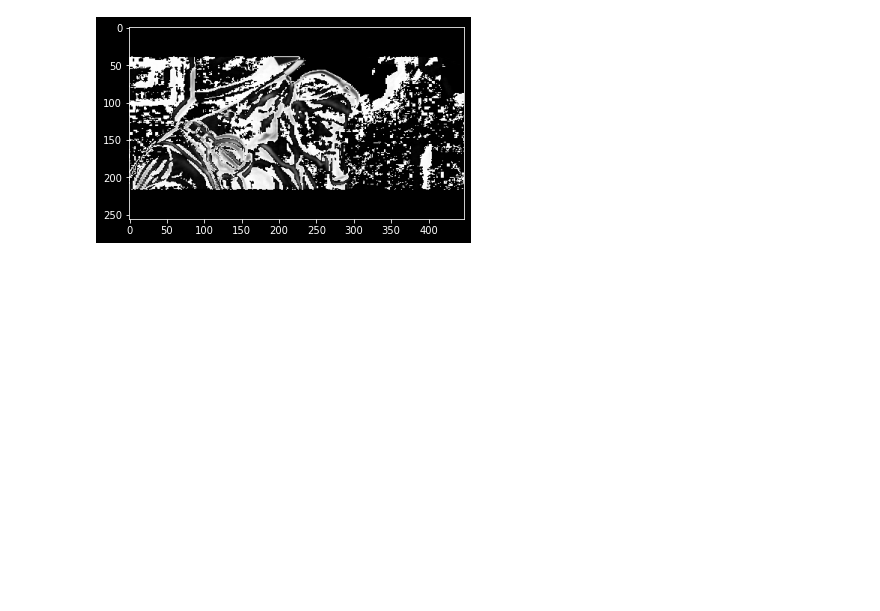
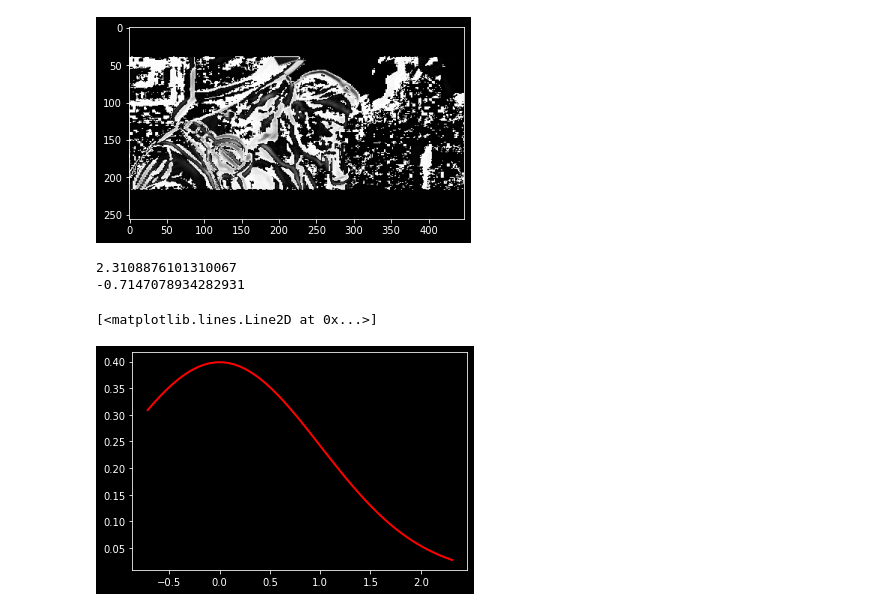
Before and after one commit to hanyuan97/MVSR, a Jupyter notebook: plt.ipynb, the cells around one changed output. Cells and saved outputs as stored; diff of their text form; code cells hidden in the pictures; blank space fills up the shorter version.

```diff
--- a/plt.ipynb
+++ b/plt.ipynb
@@ -193,3 +198,19 @@ plt.imshow(np.abs(im2[:,:,0]-im1[:,:,0]), cmap="gray", vmin=0, vmax=255)
 # %% [output]
 <matplotlib.image.AxesImage at 0x...>
 [figure]
+# %%
+import scipy.stats as st
+mu, sigma = 0, 1
+s = st.norm(mu, sigma).rvs(10)
+# %%
+print(s.max())
+print(s.min())
+# %% [output]
+2.3108876101310067
+-0.7147078934282931
+# %%
+s_fit = np.linspace(s.min(), s.max())
+plt.plot(s_fit, st.norm(0, 1).pdf(s_fit), lw=2, c='r')
+# %% [output]
+[<matplotlib.lines.Line2D at 0x...>]
+[figure, added]
```
Also changed, not shown: parts of 4 cells of this notebook, 4 other files.
